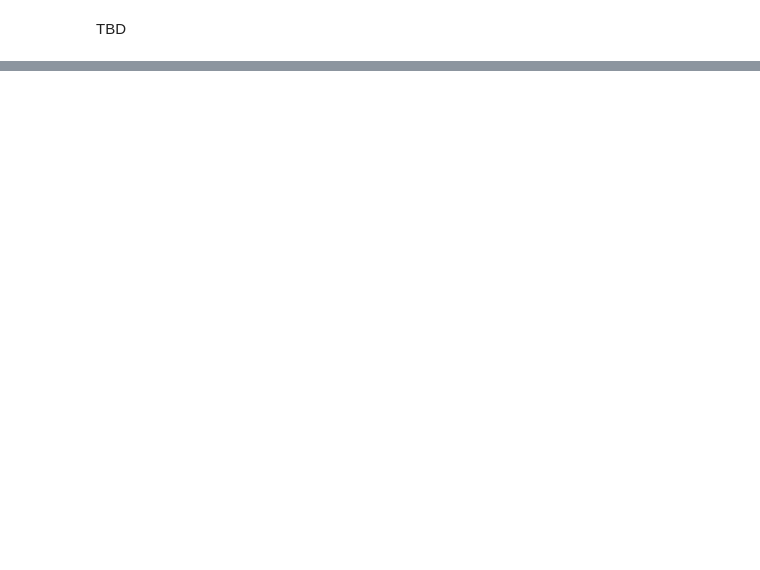
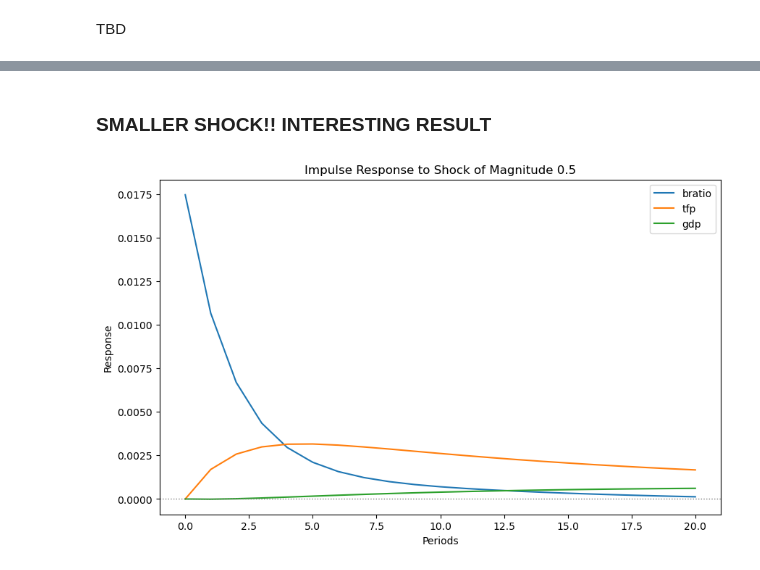
Before and after one commit to yueyun-zhang/InnovationEconomics-Exploration, a Jupyter notebook: Basic Research/Basic Research - VAR.ipynb, the cells around one changed output, grey strips where cells are left out. Drawn from its saved outputs; the diff is of its cells as text; code cells hidden in the pictures; blank space fills up the shorter version.

```diff
--- a/Basic Research/Basic Research - VAR.ipynb
+++ b/Basic Research/Basic Research - VAR.ipynb
@@ -44,0 +143,5 @@ Text(0, 0.5, 'Ratio')
+# %%
+model = VAR(smdata)
+lag_order = model.select_order(maxlags=5)  # 2 lags is ideal
+print(lag_order.summary())
+print(f"Optimal lag order based on AIC: {lag_order.selected_orders['aic']}") #Akaike Information Criterion (AIC) and
@@ -44,0 +161,3 @@ Text(0, 0.5, 'Ratio')
+# %%
+var_model = model.fit(1)
+var_model.summary()
@@ -44,0 +182,4 @@ Text(0, 0.5, 'Ratio')
+# %%
+irf = var_model.irf(20)
+irf.plot(impulse='bratio', orth=False)
+plt.show()
@@ -44,0 +191,24 @@ Text(0, 0.5, 'Ratio')
+# %%
+def cus_shock(shock_magnitude):
+    # The impulse parameter accepts variable names, so we shock 'y1' and use the default magnitude of 1
+    # But we will scale the result manually after it is calculated
+    irf_data = irf.orth_irfs[:, smdata.columns.get_loc('bratio'), :]  # IRF data for 'y1'
+
+    # Step 4: Scale the IRF data to the desired shock magnitude (e.g., 0.5)
+    scaled_irf_data = irf_data * shock_magnitude
+
+    # Step 5: Plot the scaled IRF for 'y1'
+    plt.figure(figsize=(10, 6))
+    plt.plot(scaled_irf_data)
+    plt.title(f"Impulse Response to Shock of Magnitude {shock_magnitude}")
+    plt.xlabel("Periods")
+    plt.ylabel("Response")
+    plt.legend(smdata.columns)
+    plt.axhline(y=0, color='gray', linestyle=':', linewidth=1)
+    plt.show()
+# %% [markdown]
+### SMALLER SHOCK!! INTERESTING RESULT
+# %%
+cus_shock(0.5)
+# %% [output]
+[figure, added]
```
Also changed, not shown: parts of 23 cells of this notebook.
